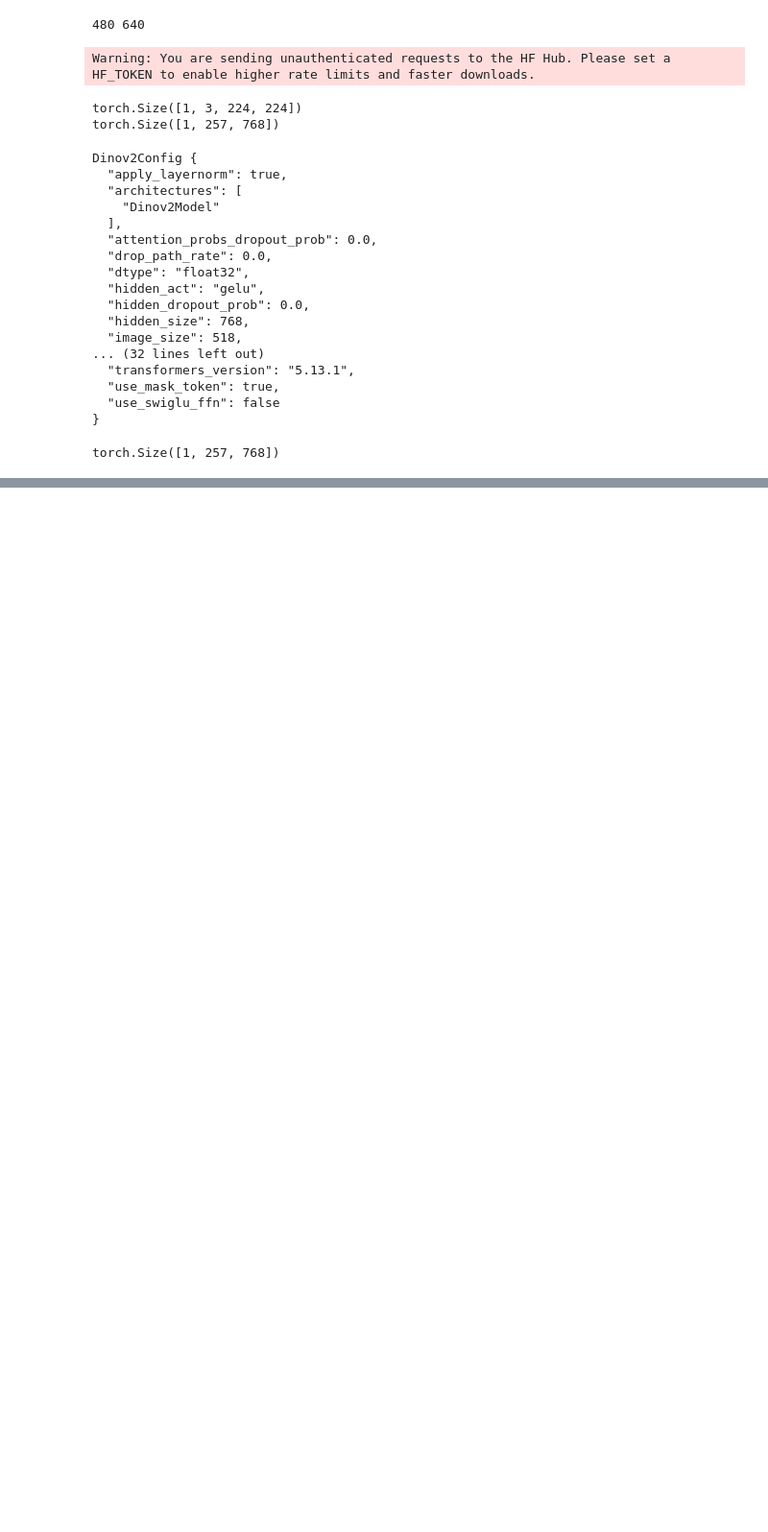
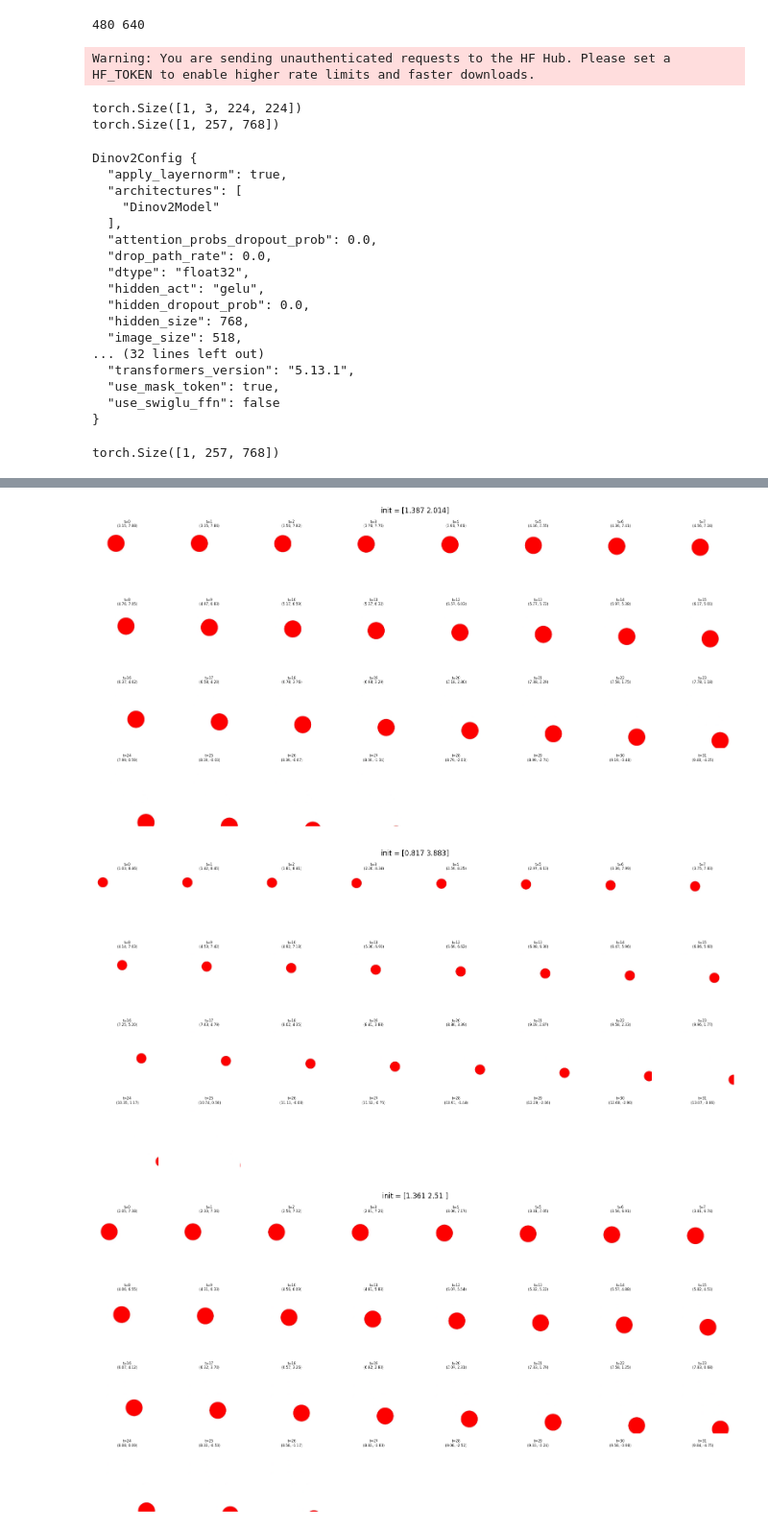
Before and after one commit to maheshreddy24/IDM, a Jupyter notebook: data_exp.ipynb, the cells around one changed output, grey strips where cells are left out. Shown at 96% size. Cells and saved outputs as stored; diff of their text form; code cells hidden in the pictures; blank space fills up the shorter version.

```diff
--- a/data_exp.ipynb
+++ b/data_exp.ipynb
@@ -106,0 +156,10 @@ plot_frames(frames, pos)
+# %%
+for i in range(10):
+    idx = np.random.randint(low=100, high=2000)
+
+    frames, pos, init = load_clip(idx)
+    plot_frames(frames, pos, init)
+# %% [output]
+[figure, added]
+[figure, added]
+[figure, added]
```
Also changed, not shown: parts of 5 cells of this notebook, 13 other files.
